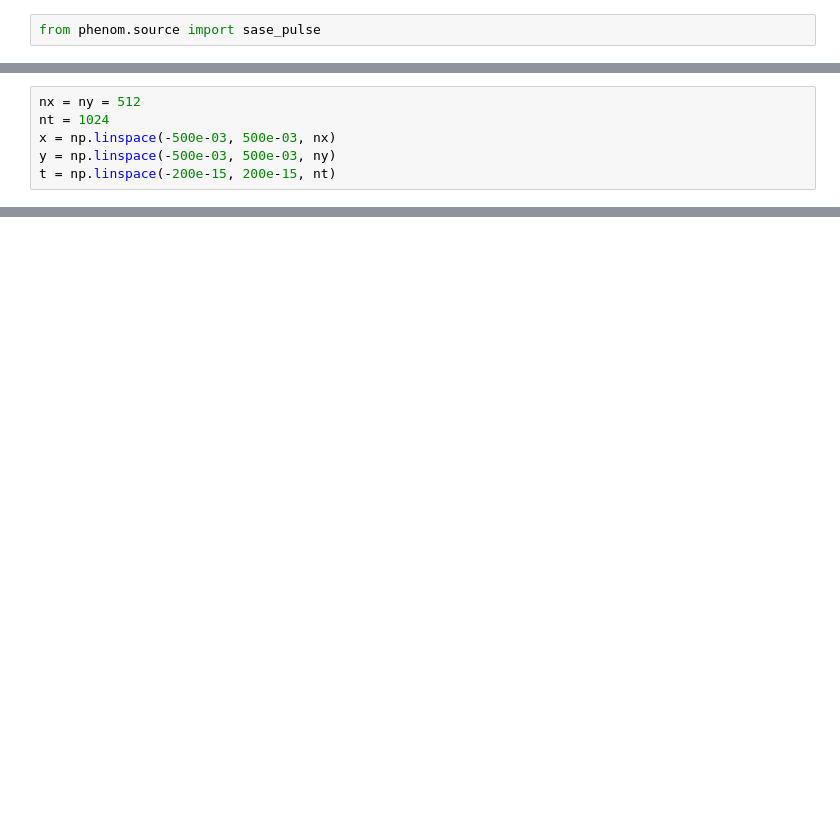
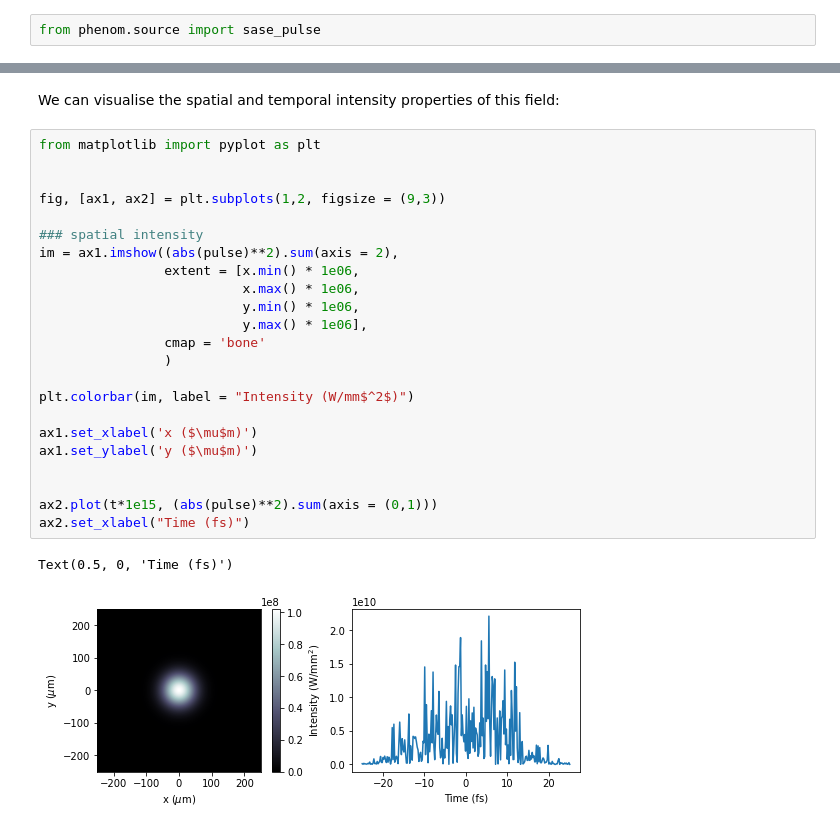
Before and after one commit to twguest/phenom, a Jupyter notebook: docs/source/notebooks/sase_model_pt1.ipynb, the cells around one changed output, grey strips where cells are left out. Drawn from its saved outputs; the diff is of its cells as text; blank space fills up the shorter version.

```diff
--- a/docs/source/notebooks/sase_model_pt1.ipynb
+++ b/docs/source/notebooks/sase_model_pt1.ipynb
@@ -71,6 +17,0 @@ nt = 512
-# %%
-nx = ny = 512
-nt = 1024
-x = np.linspace(-500e-03, 500e-03, nx)
-y = np.linspace(-500e-03, 500e-03, ny)
-t = np.linspace(-200e-15, 200e-15, nt)
@@ -91,0 +43,28 @@ tilt = wavefront_tilt(x = x, y = y, theta_x = theta_x, theta_y = theta_y, photon
+# %% [markdown]
+We can visualise the spatial and temporal intensity properties of this field:
+# %%
+from matplotlib import pyplot as plt
+
+
+fig, [ax1, ax2] = plt.subplots(1,2, figsize = (9,3))
+
+### spatial intensity
+im = ax1.imshow((abs(pulse)**2).sum(axis = 2),
+                extent = [x.min() * 1e06,
+                          x.max() * 1e06,
+                          y.min() * 1e06,
+                          y.max() * 1e06],
+                cmap = 'bone'
+                )
+
+plt.colorbar(im, label = "Intensity (W/mm$^2$)")
+
+ax1.set_xlabel('x ($\mu$m)')
+ax1.set_ylabel('y ($\mu$m)')
+
+
+ax2.plot(t*1e15, (abs(pulse)**2).sum(axis = (0,1)))
+ax2.set_xlabel("Time (fs)")
+# %% [output]
+Text(0.5, 0, 'Time (fs)')
+[figure, added]
```
Also changed, not shown: parts of 9 cells of this notebook, 6 other files.
